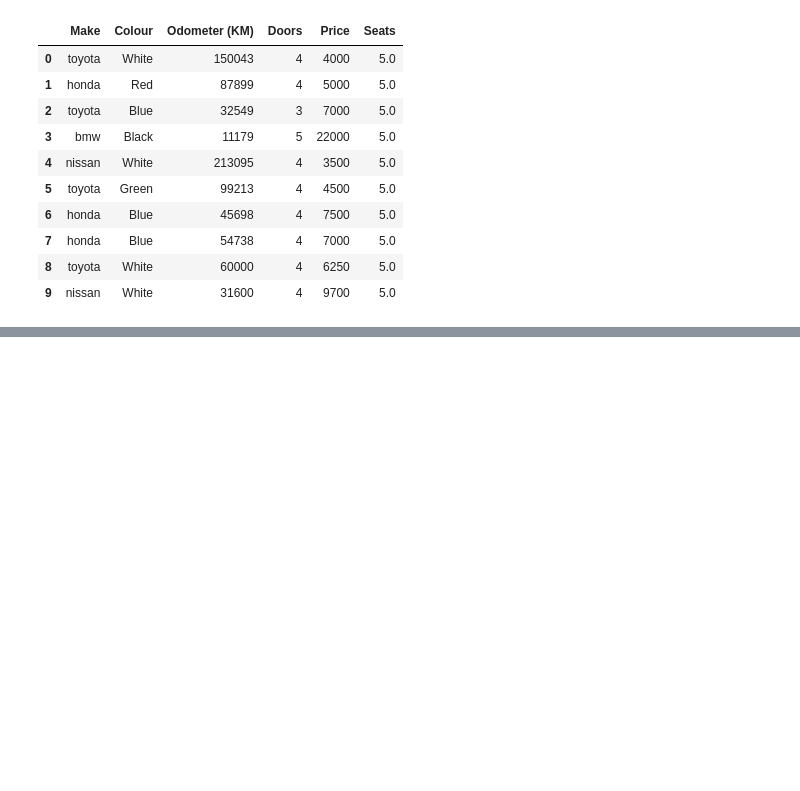
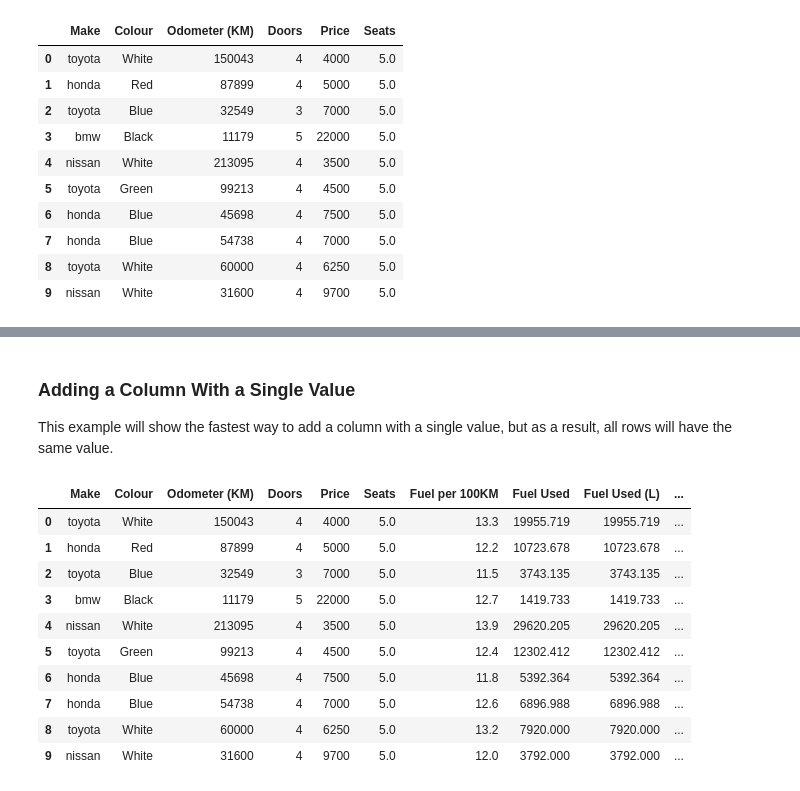
Before and after one commit to miguel-wgu/SimpleMLProject, a Jupyter notebook: FirstMLProject.ipynb, the cells around one changed output, grey strips where cells are left out. Drawn from its saved outputs; the diff is of its cells as text; code cells hidden in the pictures; blank space fills up the shorter version.

Commit message:
Completed going over basic Pandas functionality.

```diff
--- a/FirstMLProject.ipynb
+++ b/FirstMLProject.ipynb
@@ -468,0 +474,5 @@ car_info_df
+# %%
+# add 10 values
+fuel_economy = [13.3, 12.2, 11.5, 12.7, 13.9, 12.4, 11.8, 12.6, 13.2, 12.0]
+car_info_df['Fuel per 100KM'] = fuel_economy
+car_info_df
@@ -468,0 +491,5 @@ car_info_df
+# %%
+car_info_df['Fuel Used'] = (car_info_df['Odometer (KM)'] / 100 * car_info_df['Fuel per 100KM'])
+car_info_df['Fuel Used (L)'] = (car_info_df['Odometer (KM)'] / 100 * car_info_df[
+    'Fuel per 100KM'])  # Renamed and will be used later to demonstrate the drop() function
+car_info_df
@@ -468,0 +508,20 @@ car_info_df
+# %% [markdown]
+### Adding a Column With a Single Value
+
+This example will show the fastest way to add a column with a single value, but as a result, all rows will have the same value.
+# %%
+car_info_df['Number of Wheels'] = 4
+car_info_df['Passed Crash Testing'] = True
+car_info_df
+# %% [output]
+|  | Make | Colour | Odometer (KM) | Doors | Price | Seats | Fuel per 100KM | Fuel Used | Fuel Used (L) | ... |
+| 0 | toyota | White | 150043 | 4 | 4000 | 5.0 | 13.3 | 19955.719 | 19955.719 | ... |
+| 1 | honda | Red | 87899 | 4 | 5000 | 5.0 | 12.2 | 10723.678 | 10723.678 | ... |
+| 2 | toyota | Blue | 32549 | 3 | 7000 | 5.0 | 11.5 | 3743.135 | 3743.135 | ... |
+| 3 | bmw | Black | 11179 | 5 | 22000 | 5.0 | 12.7 | 1419.733 | 1419.733 | ... |
+| 4 | nissan | White | 213095 | 4 | 3500 | 5.0 | 13.9 | 29620.205 | 29620.205 | ... |
+| 5 | toyota | Green | 99213 | 4 | 4500 | 5.0 | 12.4 | 12302.412 | 12302.412 | ... |
+| 6 | honda | Blue | 45698 | 4 | 7500 | 5.0 | 11.8 | 5392.364 | 5392.364 | ... |
+| 7 | honda | Blue | 54738 | 4 | 7000 | 5.0 | 12.6 | 6896.988 | 6896.988 | ... |
+| 8 | toyota | White | 60000 | 4 | 6250 | 5.0 | 13.2 | 7920.000 | 7920.000 | ... |
+| 9 | nissan | White | 31600 | 4 | 9700 | 5.0 | 12.0 | 3792.000 | 3792.000 | ... |
```
Also changed, not shown: parts of 11 cells of this notebook, 1 other file.
